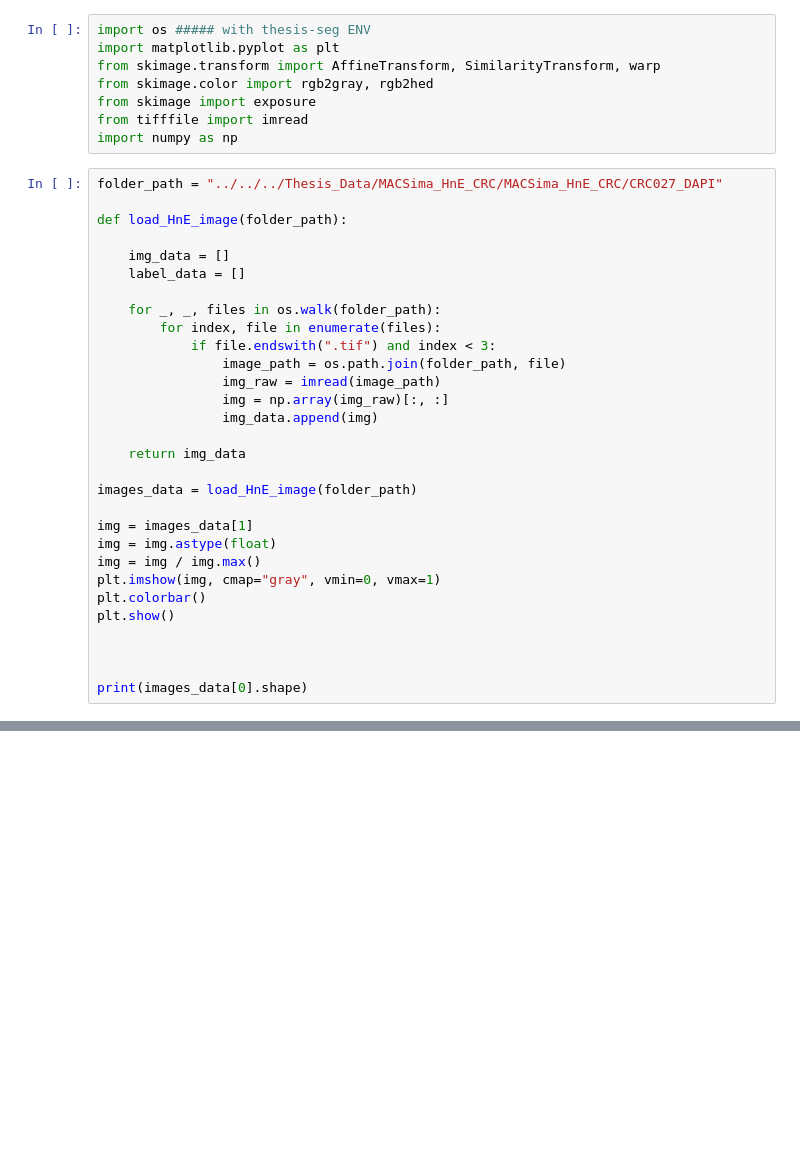
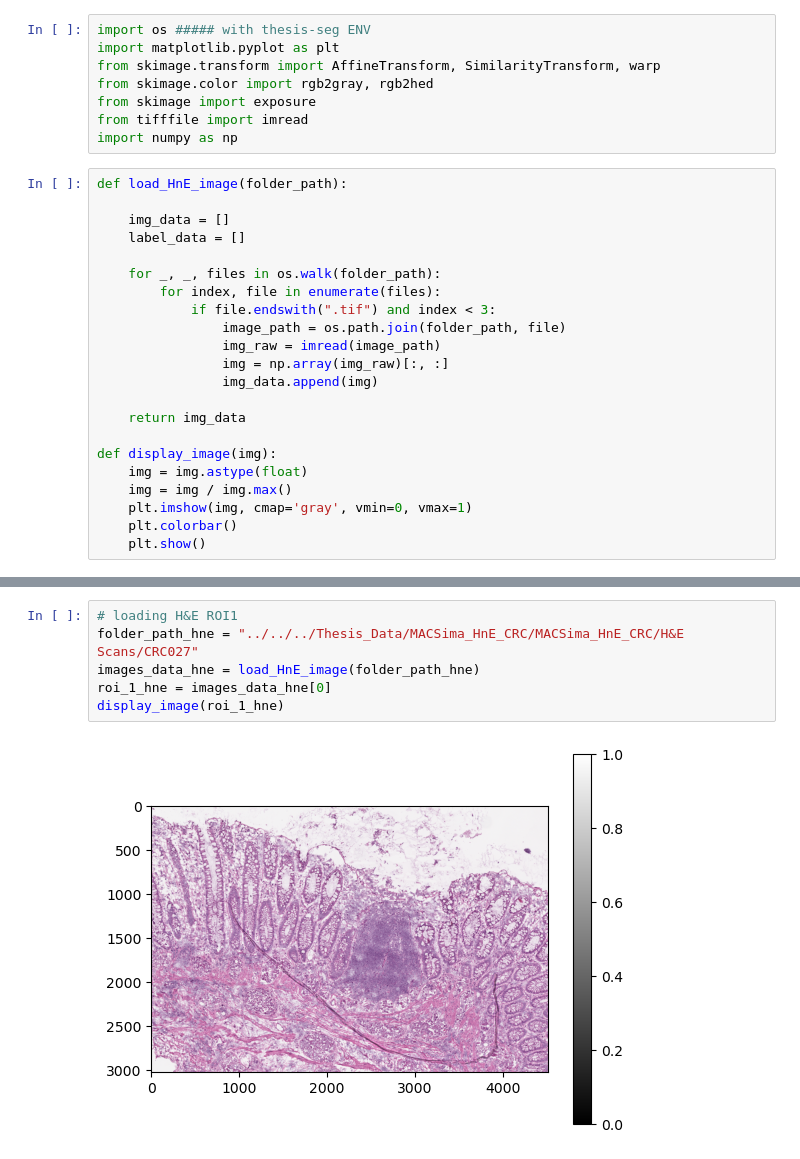
Before and after one commit to tckumarasekara/Integration-of-HnE-Staining-and-Highly-Multiplexed-Tissue-Imaging, a Jupyter notebook: src/data_loading/testing_registration_with_realdata.ipynb, the cells around one changed output, grey strips where cells are left out. Cells and saved outputs as stored; diff of their text form; blank space fills up the shorter version.

Commit message:
Loading and preprocessing real data

```diff
--- a/src/data_loading/testing_registration_with_realdata.ipynb
+++ b/src/data_loading/testing_registration_with_realdata.ipynb
@@ -7,8 +7,6 @@ from skimage import exposure
 from tifffile import imread
 import numpy as np
 # %%
-folder_path = "../../../Thesis_Data/MACSima_HnE_CRC/MACSima_HnE_CRC/CRC027_DAPI"
-
 def load_HnE_image(folder_path):
 
     img_data = []
@@ -24,15 +22,9 @@ def load_HnE_image(folder_path):
 
     return img_data
 
-images_data = load_HnE_image(folder_path)
-
-img = images_data[1]
-img = img.astype(float)
-img = img / img.max()
-plt.imshow(img, cmap="gray", vmin=0, vmax=1)
-plt.colorbar()
-plt.show()
-
-
-
-print(images_data[0].shape)
+def display_image(img):
+    img = img.astype(float)
+    img = img / img.max()
+    plt.imshow(img, cmap='gray', vmin=0, vmax=1)
+    plt.colorbar()
+    plt.show()
@@ -41,0 +39,8 @@ print(images_data[0].shape)
+# %%
+# loading H&E ROI1
+folder_path_hne = "../../../Thesis_Data/MACSima_HnE_CRC/MACSima_HnE_CRC/H&E Scans/CRC027"
+images_data_hne = load_HnE_image(folder_path_hne)
+roi_1_hne = images_data_hne[0]
+display_image(roi_1_hne)
+# %% [output]
+[figure, added]
```
Also changed, not shown: parts of 7 cells of this notebook.
